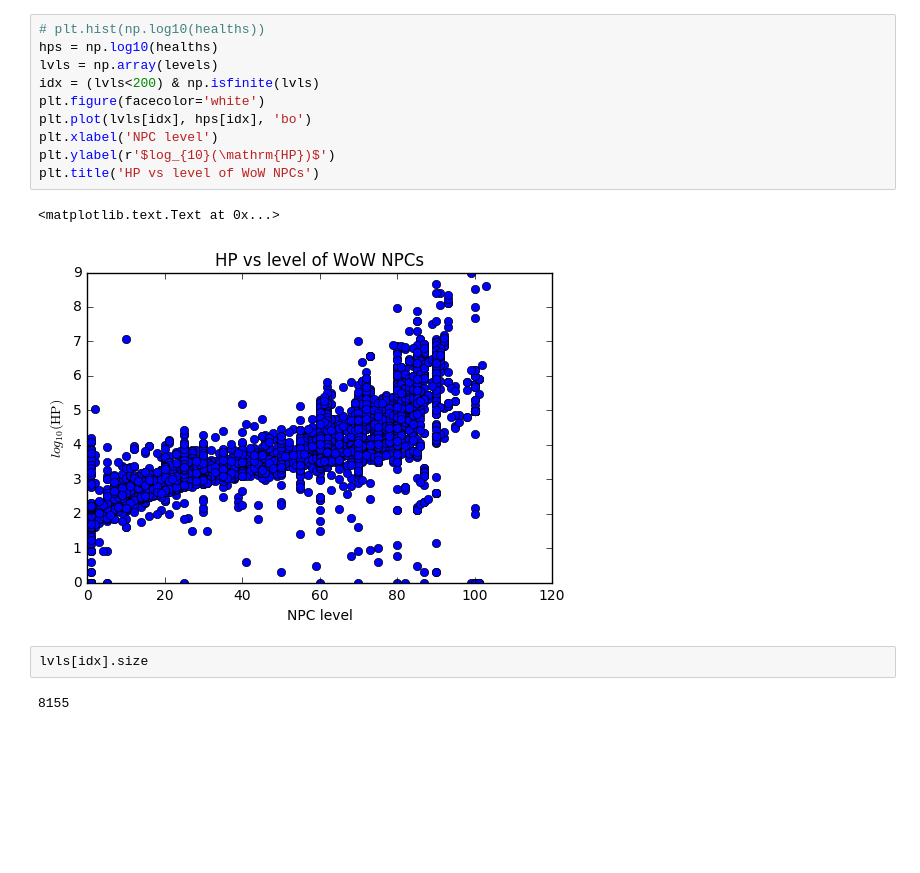
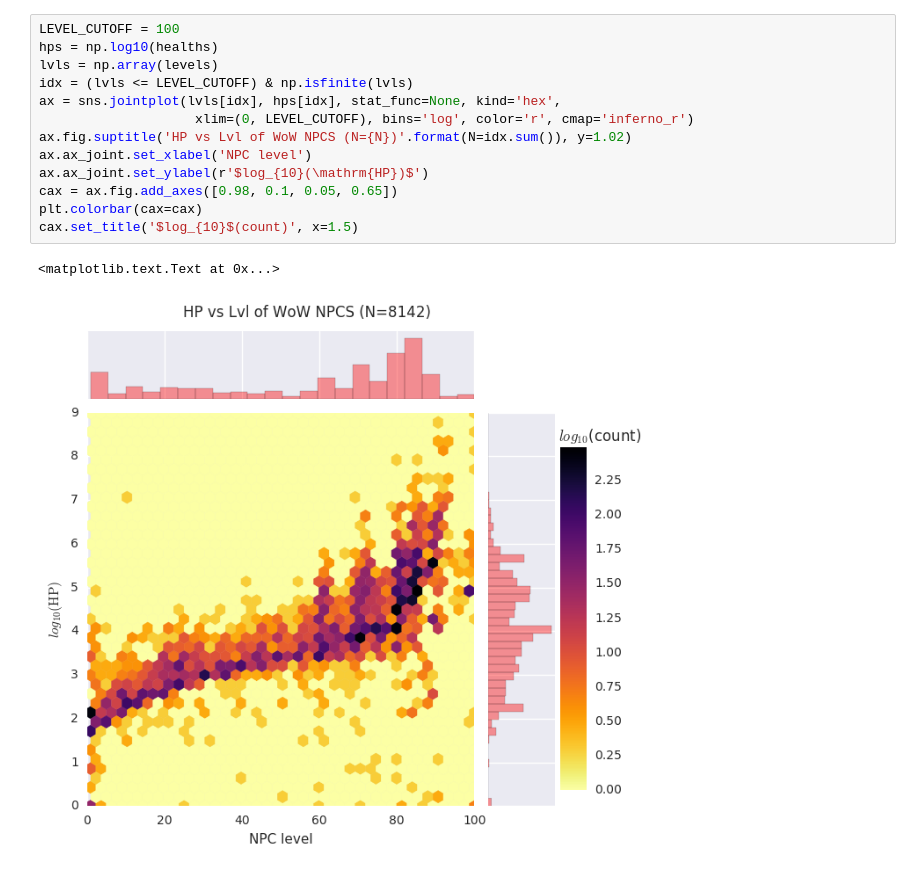
Before and after one commit to SnoopJ/WoWNPCs, a Jupyter notebook: WoW_NPC_analysis.ipynb, the cells around one changed output. Drawn from its saved outputs; the diff is of its cells as text; blank space fills up the shorter version.

```diff
--- a/WoW_NPC_analysis.ipynb
+++ b/WoW_NPC_analysis.ipynb
@@ -51,20 +46,19 @@ for event, element in itertree:
             levels.append(level)
             healths.append(health)
     element.clear()
-# %%
-# plt.hist(np.log10(healths))
-hps = np.log10(healths)
-lvls = np.array(levels)
-idx = (lvls<200) & np.isfinite(lvls)
-plt.figure(facecolor='white')
-plt.plot(lvls[idx], hps[idx], 'bo')
-plt.xlabel('NPC level')
-plt.ylabel(r'$log_{10}(\mathrm{HP})$')
-plt.title('HP vs level of WoW NPCs')
-# %% [output]
-<matplotlib.text.Text at 0x...>
-[figure, removed]
-# %%
-lvls[idx].size
-# %% [output]
-8155
+# %%
+LEVEL_CUTOFF = 100
+hps = np.log10(healths)
+lvls = np.array(levels)
+idx = (lvls <= LEVEL_CUTOFF) & np.isfinite(lvls)
+ax = sns.jointplot(lvls[idx], hps[idx], stat_func=None, kind='hex',
+                    xlim=(0, LEVEL_CUTOFF), bins='log', color='r', cmap='inferno_r')
+ax.fig.suptitle('HP vs Lvl of WoW NPCS (N={N})'.format(N=idx.sum()), y=1.02)
+ax.ax_joint.set_xlabel('NPC level')
+ax.ax_joint.set_ylabel(r'$log_{10}(\mathrm{HP})$')
+cax = ax.fig.add_axes([0.98, 0.1, 0.05, 0.65])
+plt.colorbar(cax=cax)
+cax.set_title('$log_{10}$(count)', x=1.5)
+# %% [output]
+<matplotlib.text.Text at 0x...>
+[figure, added]
```
Also changed, not shown: parts of 3 cells of this notebook.
